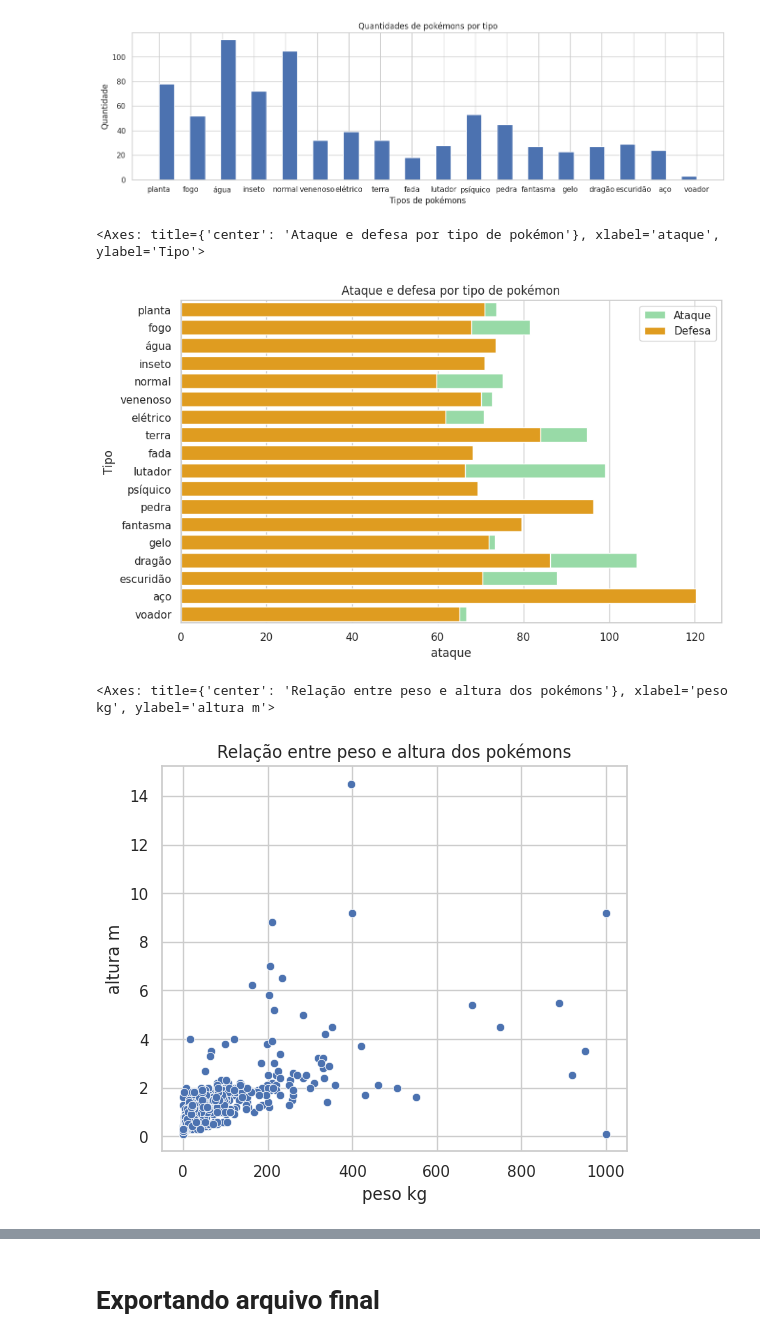
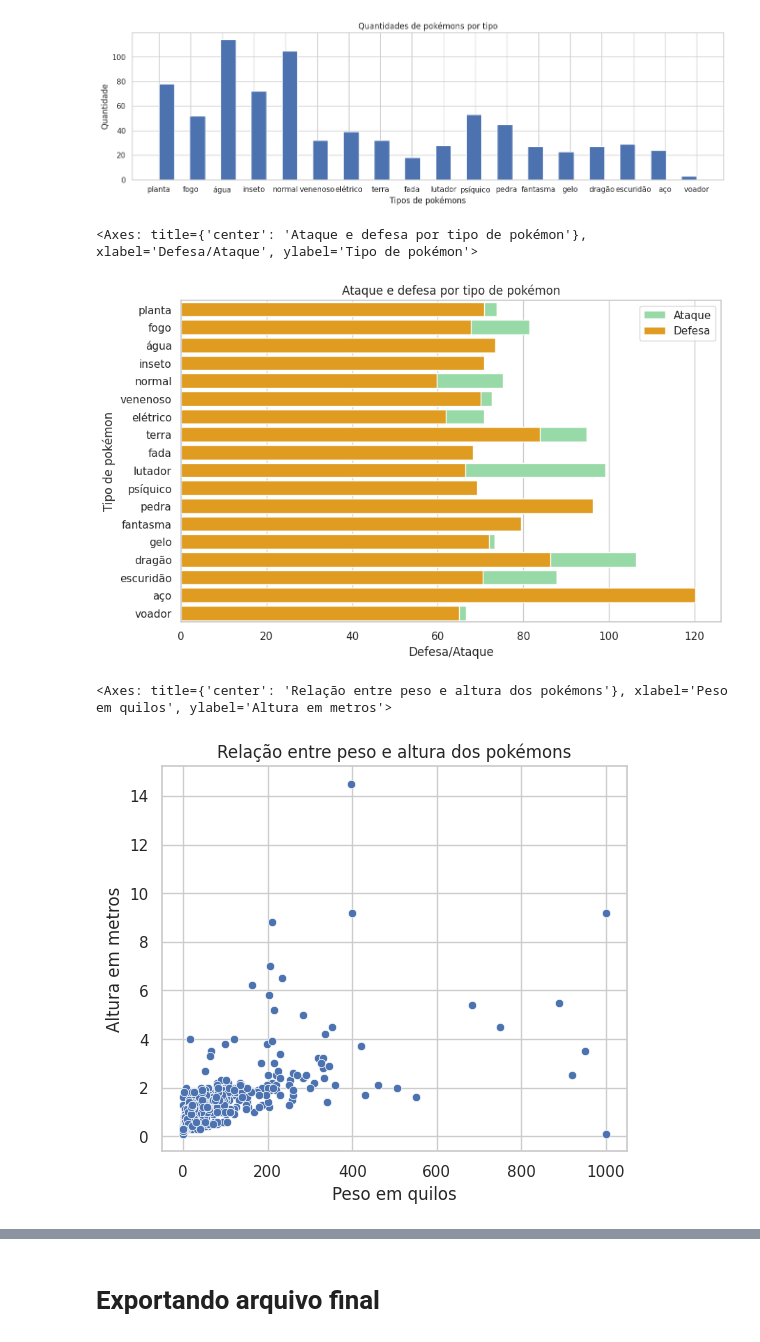
Before and after one commit to lucasfcomaru/Pokemon_dataset_analysis, a Jupyter notebook: Pokémon_dataset_analysis.ipynb, the cells around one changed output, grey strips where cells are left out. Drawn from its saved outputs; the diff is of its cells as text; code cells hidden in the pictures.

Commit message:
Alteração das legendas dos gráficos

```diff
--- a/Pokémon_dataset_analysis.ipynb
+++ b/Pokémon_dataset_analysis.ipynb
@@ -924,7 +924,8 @@ plt.show()
 # Gráfico para descobrir o ataque a defesa de cada tipo de pokemon.
 sns.set_theme(style="whitegrid")
 plt.figure(figsize=(10, 6))
-plt.ylabel('Tipo')
+plt.ylabel('Tipo de pokémon')
+plt.xlabel('Defesa/Ataque')
 plt.title('Ataque e defesa por tipo de pokémon')
 sns.set_color_codes("pastel")
 sns.barplot(x=df['ataque'], y=df['tipo 1'], data=df,
@@ -932,17 +933,19 @@ sns.barplot(x=df['ataque'], y=df['tipo 1'], data=df,
 sns.barplot(x=df['defesa'], y=df['tipo 1'], data=df,
             label="Defesa", color="orange", errorbar=None)
 # %% [output]
-<Axes: title={'center': 'Ataque e defesa por tipo de pokémon'}, xlabel='ataque', ylabel='Tipo'>
+<Axes: title={'center': 'Ataque e defesa por tipo de pokémon'}, xlabel='Defesa/Ataque', ylabel='Tipo de pokémon'>
-[figure, old version]
+[figure, new version]
 # %%
 # Relação entre peso e altura dos pokémons
 # Gráfico para entender a relação entre peso e altura dos pokémons
 plt.figure(figsize=(6,5))
 plt.title('Relação entre peso e altura dos pokémons')
+plt.xlabel('Peso em quilos')
+plt.ylabel('Altura em metros')
 sns.scatterplot(x=df['peso kg'], y=df['altura m'], data=df)
 # %% [output]
-<Axes: title={'center': 'Relação entre peso e altura dos pokémons'}, xlabel='peso kg', ylabel='altura m'>
+<Axes: title={'center': 'Relação entre peso e altura dos pokémons'}, xlabel='Peso em quilos', ylabel='Altura em metros'>
-[figure, old version]
+[figure, new version]
 # %%
 # Relação entre peso e altura dos pokémons
 # Gráfico para entender a relação entre peso e altura dos pokémons
```
Also changed, not shown: parts of 1 cell of this notebook.
